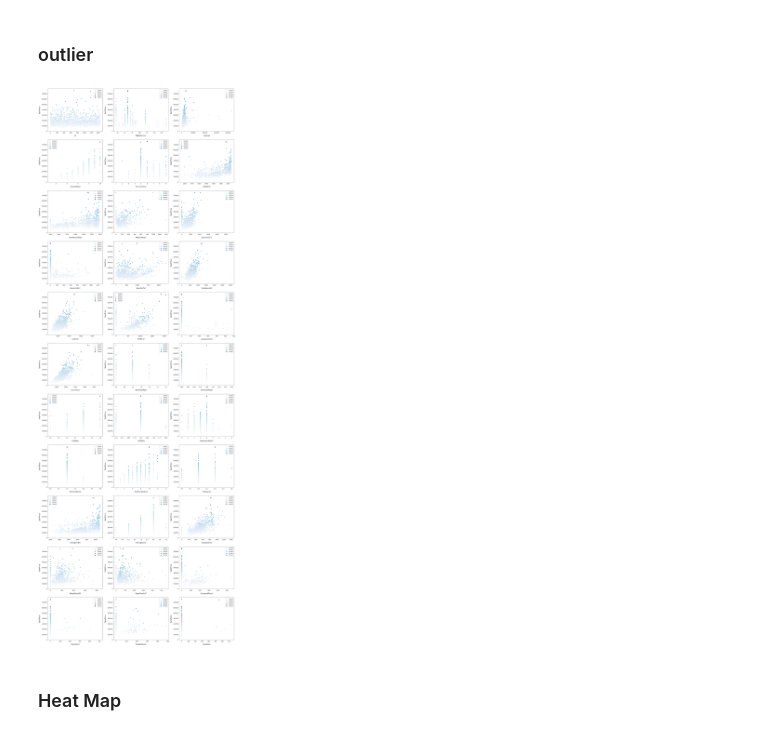
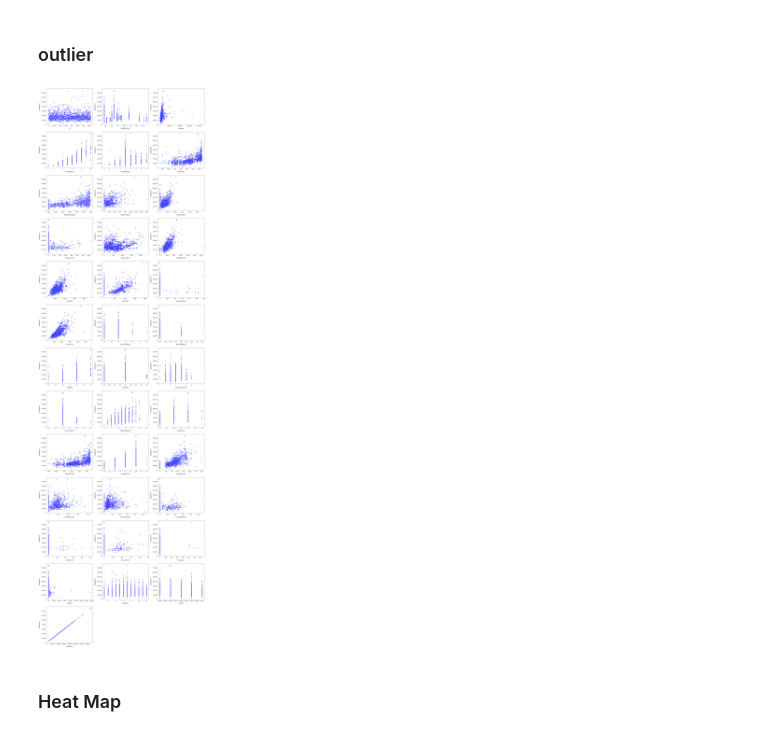
Before and after one commit to zoezhousy/Kaggle_House_Price_Prediction, a Jupyter notebook: notebook-team-x.ipynb, the cells around one changed output. Cells and saved outputs as stored; diff of their text form; code cells hidden in the pictures.

```diff
--- a/notebook-team-x.ipynb
+++ b/notebook-team-x.ipynb
@@ -137,0 +144,14 @@ plt.show()
+# %%
+# adjust skewness
+sns.set_style("white")
+sns.set_color_codes(palette='deep')
+f, ax = plt.subplots(figsize=(8, 7))
+# Check the new distribution
+sns.distplot(train_data_log['logPrice'], color="b", kde=True)
+ax.xaxis.grid(False)
+ax.set(ylabel="Frequency")
+ax.set(xlabel="logPrice")
+ax.set(title="logPrice distribution")
+sns.despine(trim=True, left=True)
+plt.show()
+#################################### normal distribution line
@@ -182,14 +201,24 @@ only numerical feature
 # %%
+missing_columns = ['GarageType', 'GarageYrBlt', 'GarageFinish', 'GarageQual', 'GarageCond',
+                   'BsmtFinType2', 'BsmtExposure','BsmtFinType1','BsmtCond', 'BsmtQual',
+                   'MasVnrArea', 'Electrical']
+# Garage ... - None
+# Basement ... - None
+# MasVnrArea - kNN predict value
+# electrical - most type
+
 numeric_dtypes = ['int16', 'int32', 'int64', 'float16', 'float32', 'float64']
-numeric = []
-categoric = []
+numeric = [] # numeric features
+categoric = [] # category features
 for i in train.columns:
-    if i in ['PoolQC', 'MiscFeature','Alley','haspool','hasgarage','hasbsmt','hasfireplace']:
+    # delete features with higher missing percentage(>10%)
+    if i in ['PoolQC', 'MiscFeature','Alley','Fence','MasVnrType','FireplaceQu','LotFrontage']:
         pass
     else:
+        # seperate numeric feature & categorical features
         if train[i].dtype in numeric_dtypes:
             numeric.append(i)
         else:
             categoric.append(i)
 
-numeric, categoric
+# numeric, categoric
@@ -216,27 +227,27 @@ numeric, categoric
 # %%
 # visualising some more outliers in the data values
 fig, axs = plt.subplots(ncols=2, nrows=1, figsize=(12, 120))
 plt.subplots_adjust(right=2)
 plt.subplots_adjust(top=2)
 sns.color_palette("husl", 8)
 for i, feature in enumerate(list(train[numeric]), 1):
-    if(feature=='MiscVal'):
-        break
+    # if(feature=='MiscVal'):
+        # break
     plt.subplot(len(list(numeric)), 3, i)
-    sns.scatterplot(x=feature, y='SalePrice', hue='SalePrice', palette='Blues', data=train)
+    sns.scatterplot(x=feature, y='SalePrice', color='blue', data=train)
 
     plt.xlabel('{}'.format(feature), size=15,labelpad=12.5)
     plt.ylabel('SalePrice', size=15, labelpad=12.5)
 
     for j in range(2):
         plt.tick_params(axis='x', labelsize=12)
         plt.tick_params(axis='y', labelsize=12)
 
     plt.legend(loc='best', prop={'size': 10})
 
 plt.show()
 # %% [output]
-[figure, old version]
+[figure, new version]
 # %% [markdown]
 ### Heat Map
 # %%
```
Also changed, not shown: parts of 22 cells of this notebook.
